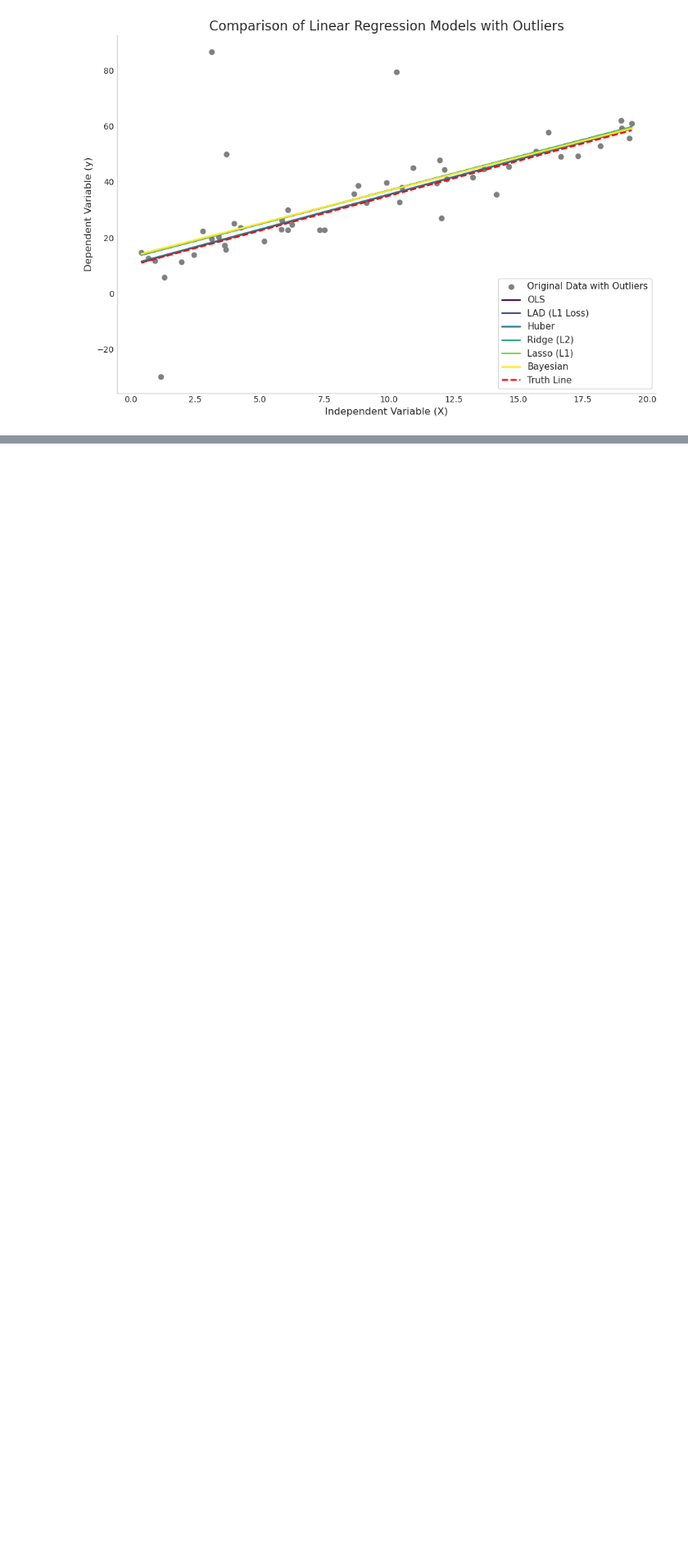
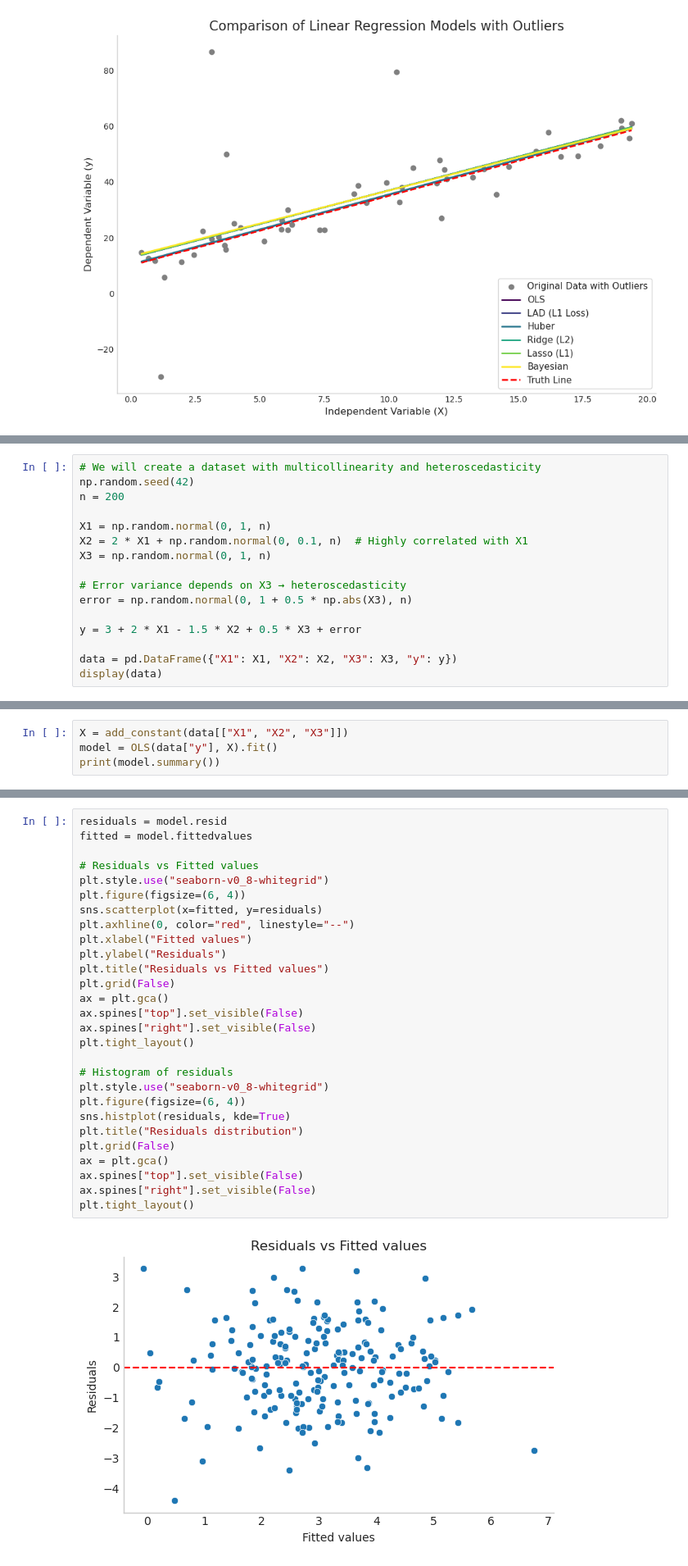
Before and after one commit to thiagoneye/master-machine_learning, a Jupyter notebook: src/regression/linear_regression.ipynb, the cells around one changed output, grey strips where cells are left out. Shown: that part at 82% size. Drawn from its saved outputs; the diff is of its cells as text; blank space fills up the shorter version.

```diff
--- a/src/regression/linear_regression.ipynb
+++ b/src/regression/linear_regression.ipynb
@@ -113,0 +134,16 @@ plt.tight_layout()
+# %%
+# We will create a dataset with multicollinearity and heteroscedasticity
+np.random.seed(42)
+n = 200
+
+X1 = np.random.normal(0, 1, n)
+X2 = 2 * X1 + np.random.normal(0, 0.1, n)  # Highly correlated with X1
+X3 = np.random.normal(0, 1, n)
+
+# Error variance depends on X3 → heteroscedasticity
+error = np.random.normal(0, 1 + 0.5 * np.abs(X3), n)
+
+y = 3 + 2 * X1 - 1.5 * X2 + 0.5 * X3 + error
+
+data = pd.DataFrame({"X1": X1, "X2": X2, "X3": X3, "y": y})
+display(data)
@@ -113,0 +166,4 @@ plt.tight_layout()
+# %%
+X = add_constant(data[["X1", "X2", "X3"]])
+model = OLS(data["y"], X).fit()
+print(model.summary())
@@ -113,0 +199,30 @@ plt.tight_layout()
+# %%
+residuals = model.resid
+fitted = model.fittedvalues
+
+# Residuals vs Fitted values
+plt.style.use("seaborn-v0_8-whitegrid")
+plt.figure(figsize=(6, 4))
+sns.scatterplot(x=fitted, y=residuals)
+plt.axhline(0, color="red", linestyle="--")
+plt.xlabel("Fitted values")
+plt.ylabel("Residuals")
+plt.title("Residuals vs Fitted values")
+plt.grid(False)
+ax = plt.gca()
+ax.spines["top"].set_visible(False)
+ax.spines["right"].set_visible(False)
+plt.tight_layout()
+
+# Histogram of residuals
+plt.style.use("seaborn-v0_8-whitegrid")
+plt.figure(figsize=(6, 4))
+sns.histplot(residuals, kde=True)
+plt.title("Residuals distribution")
+plt.grid(False)
+ax = plt.gca()
+ax.spines["top"].set_visible(False)
+ax.spines["right"].set_visible(False)
+plt.tight_layout()
+# %% [output]
+[figure, added]
```
Also changed, not shown: parts of 13 cells of this notebook, 1 other file.
